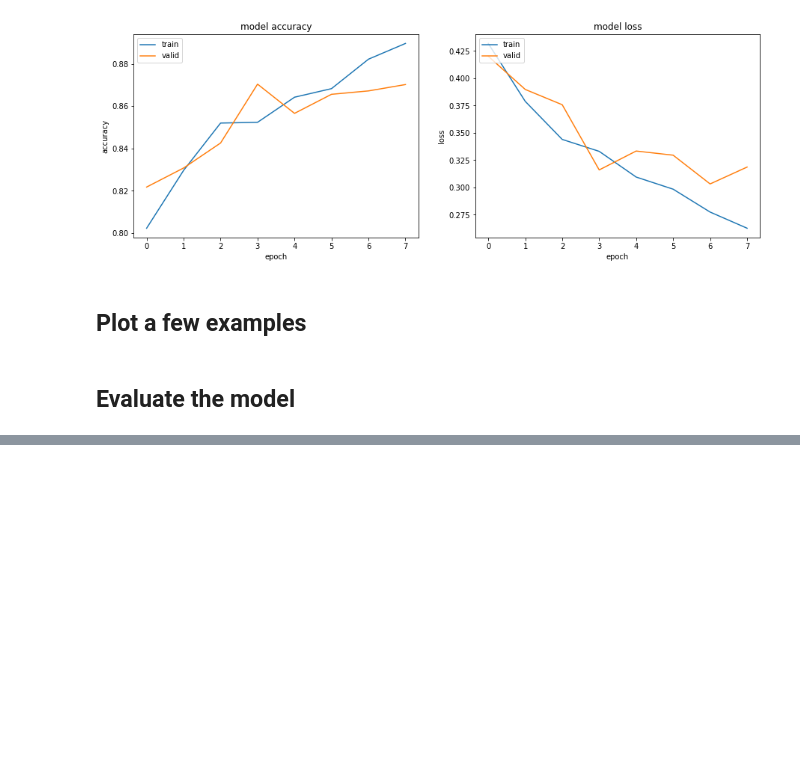
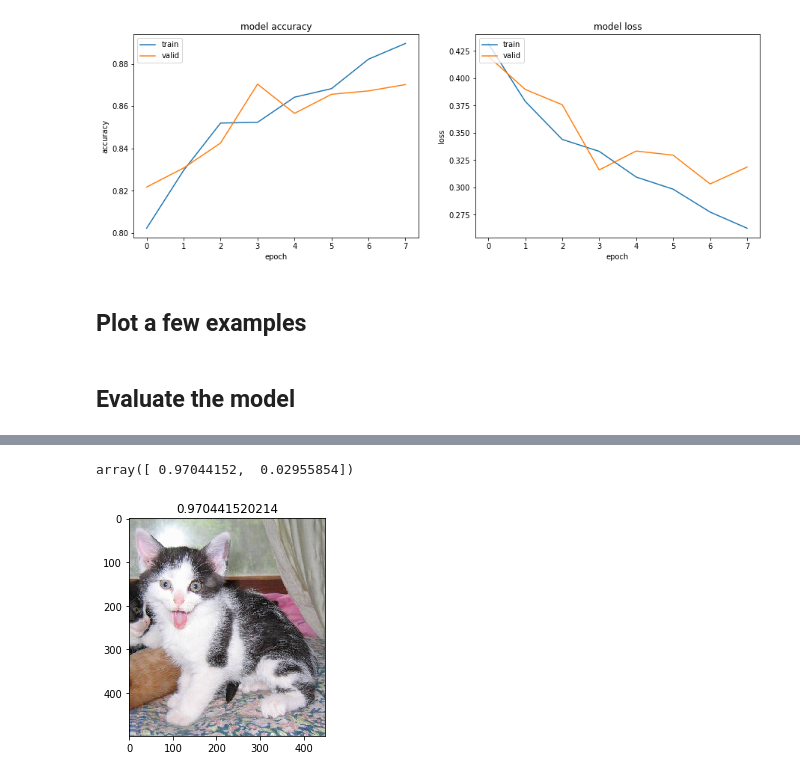
Before and after one commit to gabrielrezzonico/dogsandcats, a Jupyter notebook: notebooks/02 - Simple CNN.ipynb, the cells around one changed output, grey strips where cells are left out. Cells and saved outputs as stored; diff of their text form; code cells hidden in the pictures; blank space fills up the shorter version.

Commit message:
first results of the simple cnn

```diff
--- a/notebooks/02 - Simple CNN.ipynb
+++ b/notebooks/02 - Simple CNN.ipynb
@@ -14,9 +14,11 @@ NUMBER_EPOCHS = 8
 TENSORBOARD_DIRECTORY = "../logs/simple_model/tensorboard"
 TRAIN_DIRECTORY = "../data/train/"
 VALID_DIRECTORY = "../data/valid/"
+TEST_DIRECTORY = "../data/test/"
 
 NUMBER_TRAIN_SAMPLES = 20000
 NUMBER_VALIDATION_SAMPLES = 5000
+NUMBER_TEST_SAMPLES = 2500
 
 WEIGHTS_DIRECTORY = "../weights/"
 # %% [markdown]
@@ -256,3 +258,10 @@ plt.show()
 ## Plot a few examples
 # %% [markdown]
 ## Evaluate the model
+# %%
+############
+# load weights
+############
+model_save_path = WEIGHTS_DIRECTORY + 'simple_cnn_weights.h5'
+print("Loading weights from: {}".format(model_save_path))
+model.load_weights(model_save_path)
@@ -258,0 +287,13 @@ plt.show()
+# %%
+from keras.preprocessing.image import ImageDataGenerator
+
+## train generator with shuffle but no data augmentation
+test_datagen = ImageDataGenerator(rescale = 1./255)
+
+test_batch_generator = test_datagen.flow_from_directory(
+                                TEST_DIRECTORY,
+                                target_size = IMAGE_SIZE,
+                                batch_size=1,
+                                shuffle = False, # Important !!!
+                                classes = None,
+                                class_mode = None)
@@ -258,0 +319,14 @@ plt.show()
+# %%
+import numpy as np
+
+pred = []
+
+for i in range(int(NUMBER_TEST_SAMPLES)):
+    X = next(test_batch_generator)  # get the next batch
+    #print(X.shape)
+    pred1 = model.predict(X, batch_size = 1, verbose = 0) #predict on a batch
+    pred = pred + pred1.tolist()
+
+predictions = np.array(pred)
+print(predictions.shape)
+assert predictions.shape == (NUMBER_TEST_SAMPLES, 2)
@@ -258,0 +336,4 @@ plt.show()
+# %%
+predictions[0]
+# %% [output]
+array([ 0.97044152,  0.02955854])
@@ -258,0 +344,8 @@ plt.show()
+# %%
+im = ndimage.imread("../data/test/" + test_batch_generator.filenames[0])
+image = Image.fromarray(im)
+plt.imshow(image)
+plt.title(predictions[0][0])
+plt.show()
+# %% [output]
+[figure, added]
```
Also changed, not shown: parts of 12 cells of this notebook, 4 other files.
